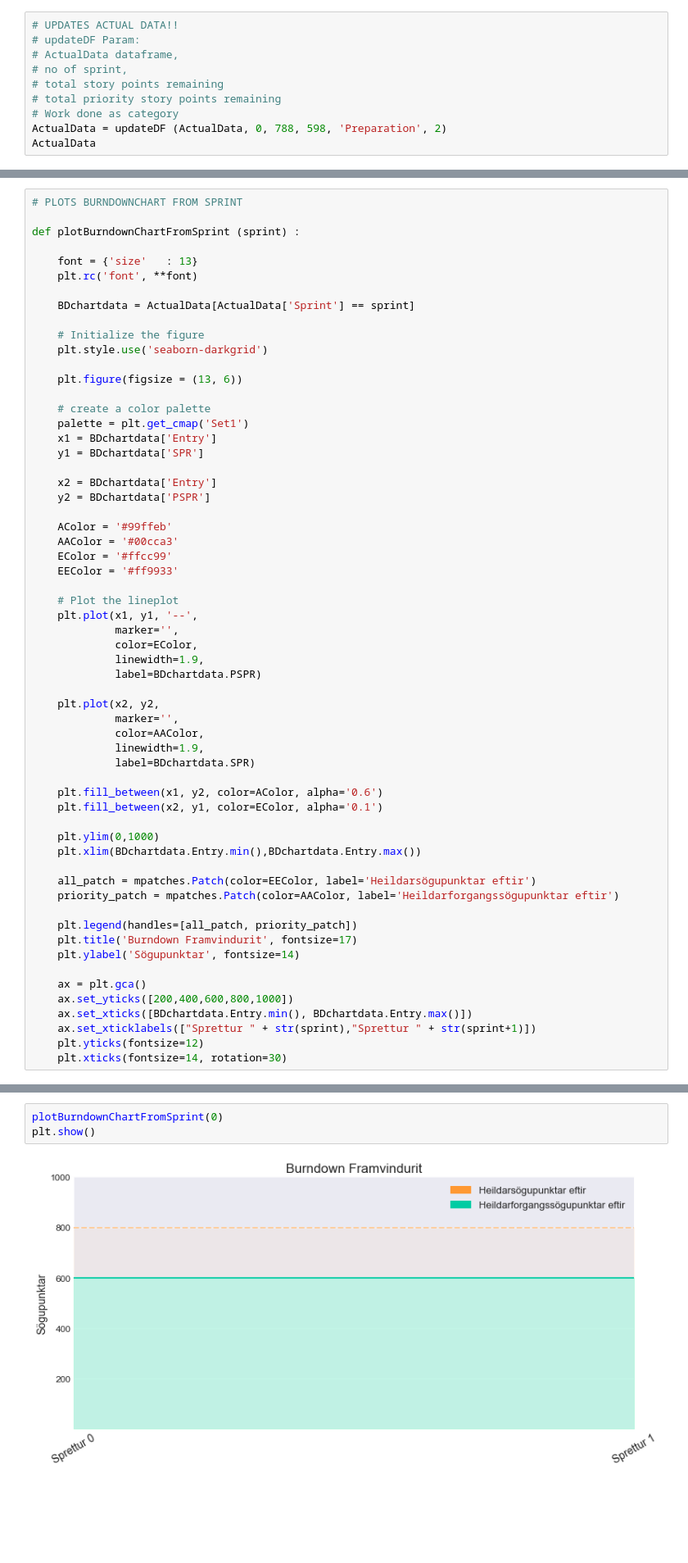
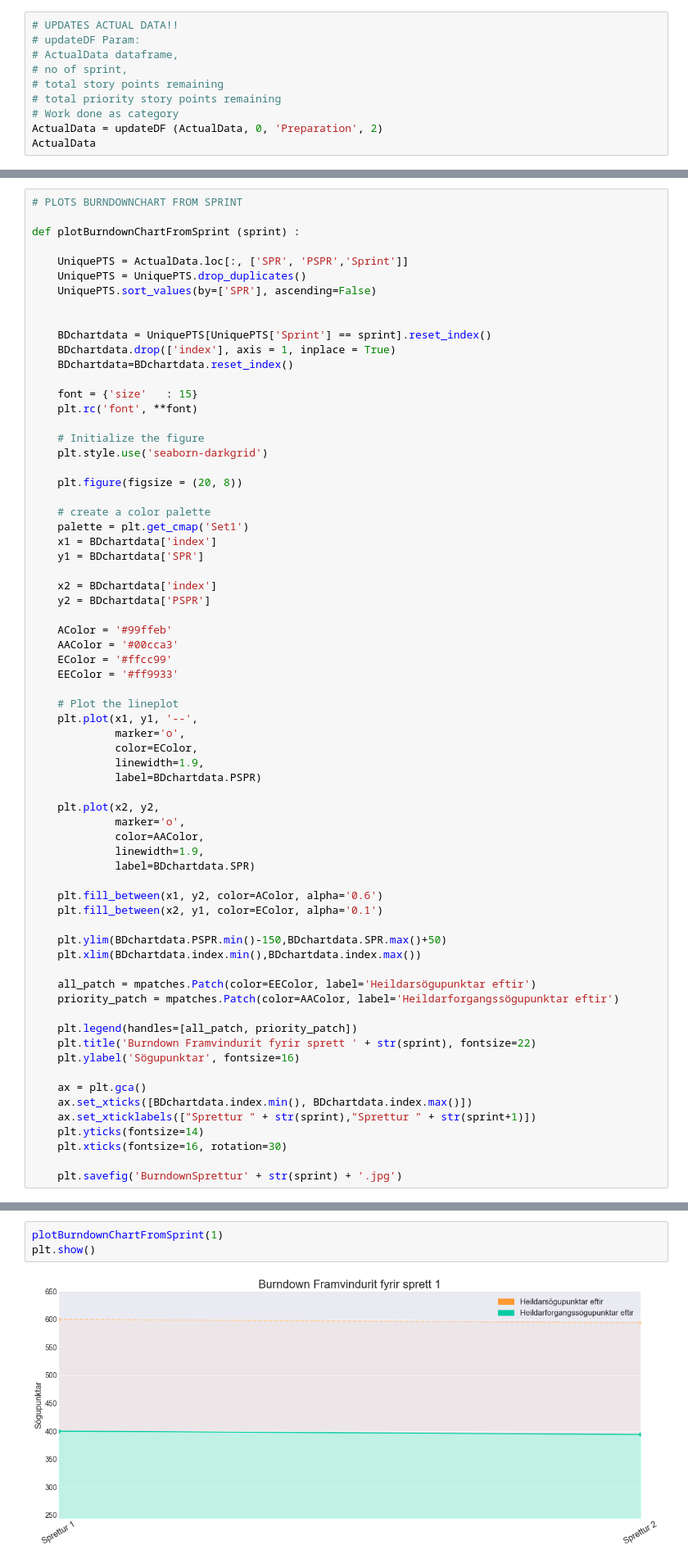
Before and after one commit to eddast/Lokaverkefni-Aukagogn, a Jupyter notebook: DataAnalysis/VisualPlots.ipynb, the cells around one changed output, grey strips where cells are left out. Shown at 82% size. Saved outputs shown, nothing was run; the diff lists cells and outputs as text; blank space fills up the shorter version.

```diff
--- a/DataAnalysis/VisualPlots.ipynb
+++ b/DataAnalysis/VisualPlots.ipynb
@@ -31,7 +35,7 @@ def updateDF(DF, sprint, SPRemaining, prioritySPRemaining, workdone, hours):
 # total story points remaining
 # total priority story points remaining
 # Work done as category
-ActualData = updateDF (ActualData, 0, 788, 598, 'Preparation', 2)
+ActualData = updateDF (ActualData, 0, 'Preparation', 2)
 ActualData
 # %% [output]
 |  | DayWork | Entry | Hours | PSPR | SPR | Sprint |
@@ -123,22 +127,29 @@ plt.show()
 
 def plotBurndownChartFromSprint (sprint) :
 
-    font = {'size'   : 13}
+    UniquePTS = ActualData.loc[:, ['SPR', 'PSPR','Sprint']]
+    UniquePTS = UniquePTS.drop_duplicates()
+    UniquePTS.sort_values(by=['SPR'], ascending=False)
+
+
+    BDchartdata = UniquePTS[UniquePTS['Sprint'] == sprint].reset_index()
+    BDchartdata.drop(['index'], axis = 1, inplace = True)
+    BDchartdata=BDchartdata.reset_index()
+
+    font = {'size'   : 15}
     plt.rc('font', **font)
-
-    BDchartdata = ActualData[ActualData['Sprint'] == sprint]
 
     # Initialize the figure
     plt.style.use('seaborn-darkgrid')
 
-    plt.figure(figsize = (13, 6))
+    plt.figure(figsize = (20, 8))
 
     # create a color palette
     palette = plt.get_cmap('Set1')
-    x1 = BDchartdata['Entry']
+    x1 = BDchartdata['index']
     y1 = BDchartdata['SPR']
 
-    x2 = BDchartdata['Entry']
+    x2 = BDchartdata['index']
     y2 = BDchartdata['PSPR']
 
     AColor = '#99ffeb'
@@ -148,13 +159,13 @@ def plotBurndownChartFromSprint (sprint) :
 
     # Plot the lineplot
     plt.plot(x1, y1, '--',
-             marker='',
+             marker='o',
              color=EColor,
              linewidth=1.9,
              label=BDchartdata.PSPR)
 
     plt.plot(x2, y2,
-             marker='',
+             marker='o',
              color=AAColor,
              linewidth=1.9,
              label=BDchartdata.SPR)
@@ -162,19 +173,20 @@ def plotBurndownChartFromSprint (sprint) :
     plt.fill_between(x1, y2, color=AColor, alpha='0.6')
     plt.fill_between(x2, y1, color=EColor, alpha='0.1')
 
-    plt.ylim(0,1000)
-    plt.xlim(BDchartdata.Entry.min(),BDchartdata.Entry.max())
+    plt.ylim(BDchartdata.PSPR.min()-150,BDchartdata.SPR.max()+50)
+    plt.xlim(BDchartdata.index.min(),BDchartdata.index.max())
 
     all_patch = mpatches.Patch(color=EEColor, label='Heildarsögupunktar eftir')
     priority_patch = mpatches.Patch(color=AAColor, label='Heildarforgangssögupunktar eftir')
 
     plt.legend(handles=[all_patch, priority_patch])
-    plt.title('Burndown Framvindurit', fontsize=17)
-    plt.ylabel('Sögupunktar', fontsize=14)
+    plt.title('Burndown Framvindurit fyrir sprett ' + str(sprint), fontsize=22)
+    plt.ylabel('Sögupunktar', fontsize=16)
 
     ax = plt.gca()
-    ax.set_yticks([200,400,600,800,1000])
-    ax.set_xticks([BDchartdata.Entry.min(), BDchartdata.Entry.max()])
+    ax.set_xticks([BDchartdata.index.min(), BDchartdata.index.max()])
     ax.set_xticklabels(["Sprettur " + str(sprint),"Sprettur " + str(sprint+1)])
-    plt.yticks(fontsize=12)
-    plt.xticks(fontsize=14, rotation=30)
+    plt.yticks(fontsize=14)
+    plt.xticks(fontsize=16, rotation=30)
+
+    plt.savefig('BurndownSprettur' + str(sprint) + '.jpg')
@@ -181,5 +220,5 @@ def plotBurndownChartFromSprint (sprint) :
 # %%
-plotBurndownChartFromSprint(0)
+plotBurndownChartFromSprint(1)
 plt.show()
 # %% [output]
-[figure, old version]
+[figure, new version]
```
Also changed, not shown: parts of 9 cells of this notebook, 10 other files.
